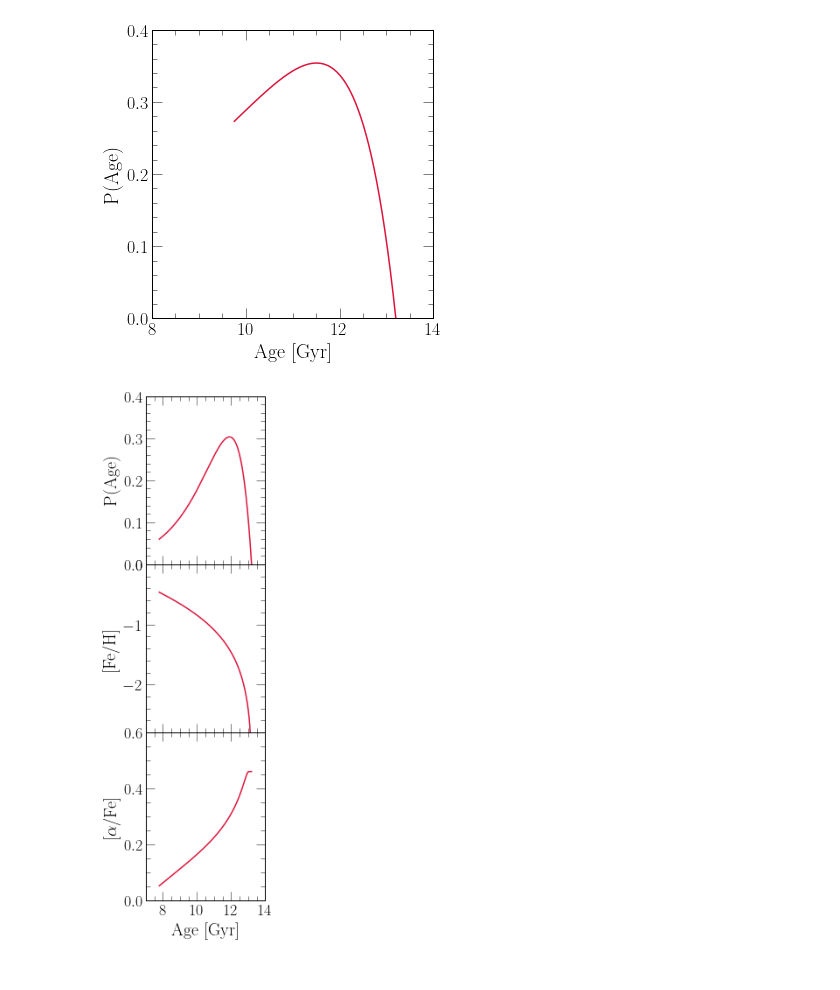
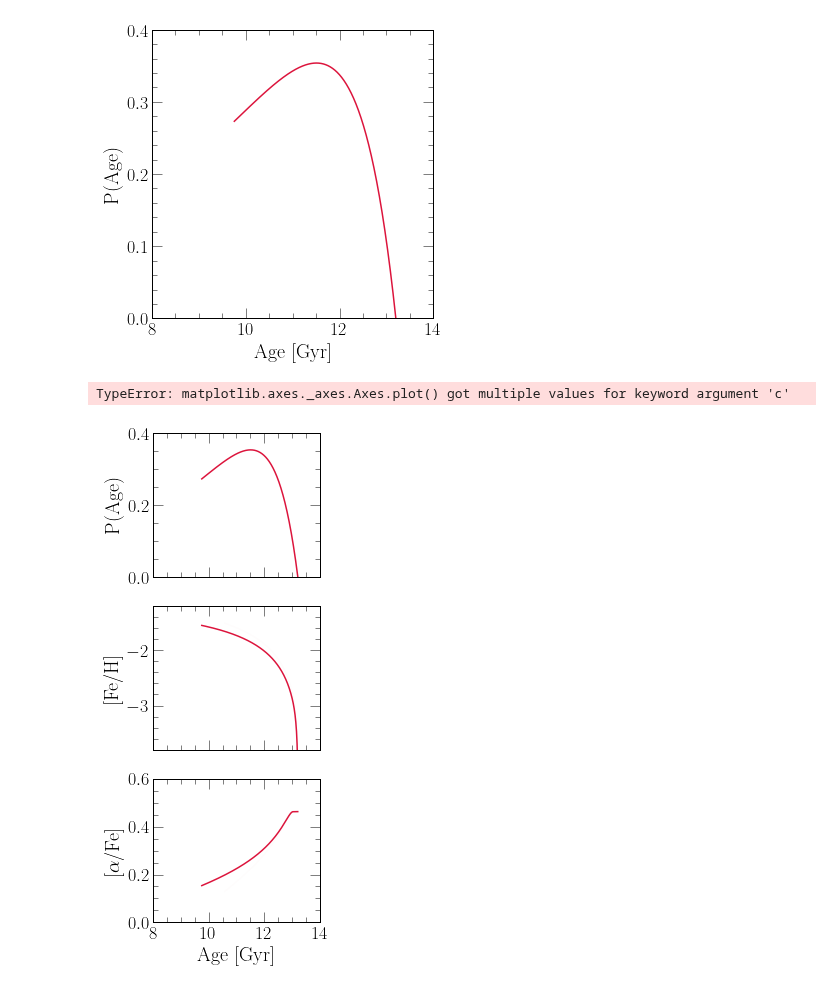
Before and after one commit to giganano/h3halo, a Jupyter notebook: notebooks/wukong.ipynb, the cells around one changed output. Drawn from its saved outputs; the diff is of its cells as text; code cells hidden in the pictures.

Commit message:
paper updates -> wukong fit text

```diff
--- a/notebooks/wukong.ipynb
+++ b/notebooks/wukong.ipynb
@@ -232,71 +231,76 @@ top = fig.add_subplot(311)
 middle = fig.add_subplot(312)
 bottom = fig.add_subplot(313)
 for ax in [top, middle, bottom]:
-    ax.set_xlim([7, 14])
+    ax.set_xlim([8, 14])
     ax.set_xticks([8, 10, 12, 14])
 #     ax.axvline(14, c = named_colors()["grey"], linestyle = "--")
 plt.setp(top.get_xticklabels(which = "both"), visible = False)
 plt.setp(middle.get_xticklabels(which = "both"), visible = False)
 top.set_ylim([0, 0.4])
-middle.set_ylim([-2.8, 0])
+middle.set_ylim([-3.8, -1.2])
 bottom.set_ylim([0, 0.6])
 bottom.set_xlabel("Age [Gyr]")
 bottom.set_ylabel(r"[$\alpha$/Fe]")
 middle.set_ylabel("[Fe/H]")
 top.set_ylabel("P(Age)")
 
-with vice.output("./bestfit") as bfout:
+with vice.output("./wukong") as bfout:
     diff = 13.2 - bfout.history["time"][-1]
     xvals = [_ + diff for _ in bfout.history["lookback"]]
     middle.plot(xvals, bfout.history["[fe/h]"], c = named_colors()["crimson"])
     bottom.plot(xvals, bfout.history["[o/fe]"], c = named_colors()["crimson"])
     xvals = [_ + 13.2 - bfout.history["time"][-1] for _ in bfout.history["lookback"]]
     norm = sum(bfout.history["sfr"]) * (bfout.history["time"][1] - bfout.history["time"][0])
     yvals = [_ / norm for _ in bfout.history["sfr"]]
     top.plot(xvals, yvals, c = named_colors()["crimson"])
 
-# random.seed(a = 0)
-# n_subs = 200
-# prob = [m.exp(_) for _ in chain["logp"]]
-# norm = sum(prob)
-# prob = [_ / norm for _ in prob]
-# indeces = np.random.choice(list(range(len(prob))), p = prob, size = n_subs)
-# kwargs = {
-#     "c": named_colors()["crimson"]
-# }
+random.seed(a = 0)
+n_subs = 200
+prob = [m.exp(_) for _ in chain["logp"]]
+norm = sum(prob)
+prob = [_ / norm for _ in prob]
+indeces = np.random.choice(list(range(len(prob))), p = prob, size = n_subs)
+kwargs = {
+    "c": named_colors()["crimson"]
+}
 
-# with vice.singlezone(name = "sampled") as sz:
-#     for i in range(n_subs):
-#         sz.elements = ["fe", "o"]
-#         sz.func = exponential(timescale = chain["tau_in"][indeces[i]])
-#         sz.func.timescale = chain["tau_in"][indeces[i]]
-#         sz.mode = "ifr"
-#         sz.Mg0 = 0
+with vice.singlezone(name = "sampled") as sz:
+    for i in range(n_subs):
+        sz.elements = ["fe", "o"]
+        sz.func = exponential(timescale = chain["tau_in"][indeces[i]])
+        sz.func.timescale = chain["tau_in"][indeces[i]]
+        sz.mode = "ifr"
+        sz.Mg0 = 0
 #         sz.nthreads = 2
-#         sz.tau_star = chain["tau_star"][indeces[i]]
-#         sz.eta = chain["eta"][indeces[i]]
-#         sz.dt = chain["tau_tot"][indeces[i]] / 500
+        sz.tau_star = chain["tau_star"][indeces[i]]
+        sz.eta = chain["eta"][indeces[i]]
+        sz.dt = chain["tau_tot"][indeces[i]] / 500
 #         vice.yields.ccsne.settings['fe'] = chain["y_fe_cc"][indeces[i]]
 #         vice.yields.sneia.settings['fe'] = chain["y_fe_ia"][indeces[i]]
-#         out = sz.run(np.linspace(0, chain["tau_tot"][indeces[i]], 501),
-#             overwrite = True, capture = True)
+        out = sz.run(np.linspace(0, chain["tau_tot"][indeces[i]], 501),
+            overwrite = True, capture = True)
 
-#         kwargs["alpha"] = 0.01
-#         diff = 13.2 - out.history["time"][-1]
-#         xvals = [_ + diff for _ in out.history["lookback"]]
-#         top.plot(xvals, out.history["[fe/h]"], **kwargs)
-#         bottom.plot(xvals, out.history["[o/fe]"], **kwargs)
+        kwargs["alpha"] = 0.01
+        diff = 13.2 - out.history["time"][-1]
+        xvals = [_ + diff for _ in out.history["lookback"]]
+        middle.plot(xvals, out.history["[fe/h]"], **kwargs)
+        bottom.plot(xvals, out.history["[o/fe]"], **kwargs)
+        xvals = [_ + 13.2 - out.history["time"][-1] for _ in out.history["lookback"]]
+        norm = sum(out.history["sfr"]) * (out.history["time"][1] - out.history["time"][0])
+        yvals = [_ / norm for _ in out.history["sfr"]]
+        top.plot(xvals, yvals, c = named_colors()["crimson"], **kwargs)
 
-#         sys.stdout.write("\r%d" % (i))
-# sys.stdout.write("\n")
+        sys.stdout.write("\r%d" % (i))
+sys.stdout.write("\n")
 
 plt.tight_layout()
 plt.subplots_adjust(hspace = 0)
 # plt.subplots_adjust(hspace = 0, left = 0.2)
 for ext in ["pdf", "jpeg"]:
     kwargs = {}
     if ext == "jpeg": kwargs["dpi"] = 200
     plt.savefig("../paper/wukong_agedist_amr.%s" % (ext), **kwargs)
 plt.show()
 # %% [output]
+TypeError: matplotlib.axes._axes.Axes.plot() got multiple values for keyword argument 'c'
-[figure, old version]
+[figure, new version]
```
Also changed, not shown: parts of 1 cell of this notebook, 3 other files.
